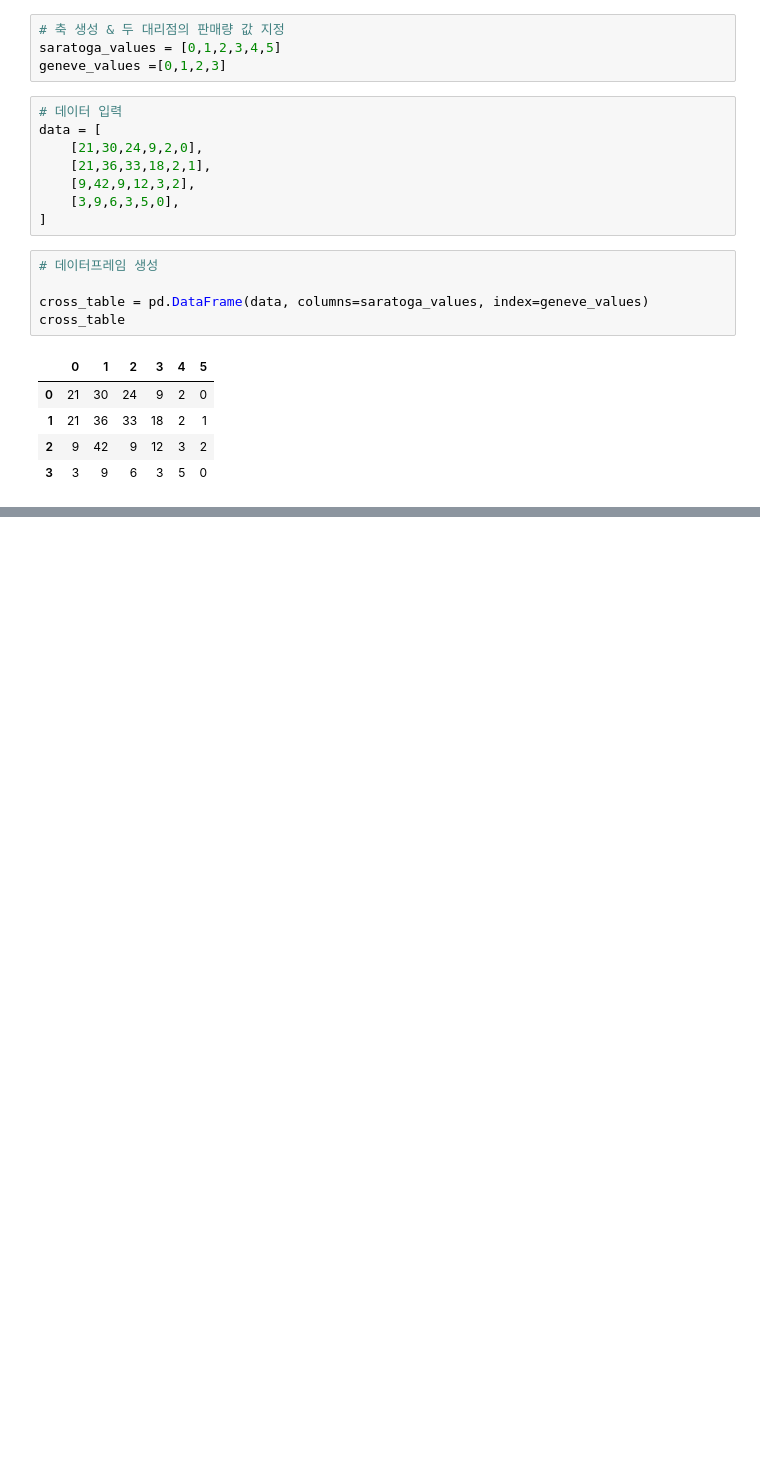
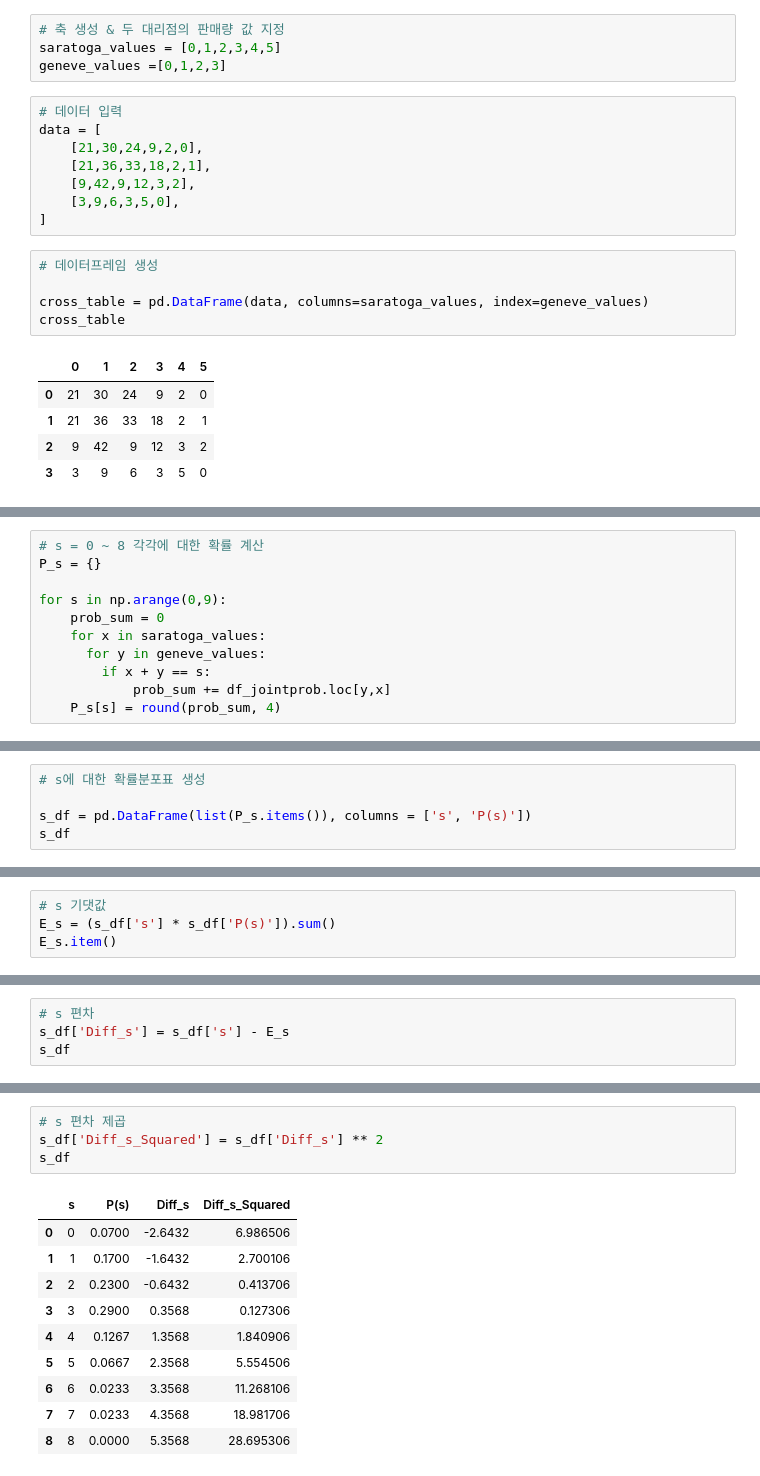
Before and after one commit to siwoolyyy/ml-data, a Jupyter notebook: S&P/3w-2.ipynb, the cells around one changed output, grey strips where cells are left out. Cells and saved outputs as stored; diff of their text form; blank space fills up the shorter version.

```diff
--- a/S&P/3w-2.ipynb
+++ b/S&P/3w-2.ipynb
@@ -120,0 +174,11 @@ np.int64(300)
+# %%
+# s = 0 ~ 8 각각에 대한 확률 계산
+P_s = {}
+
+for s in np.arange(0,9):
+    prob_sum = 0
+    for x in saratoga_values:
+      for y in geneve_values:
+        if x + y == s:
+            prob_sum += df_jointprob.loc[y,x]
+    P_s[s] = round(prob_sum, 4)
@@ -120,0 +197,5 @@ np.int64(300)
+# %%
+# s에 대한 확률분포표 생성
+
+s_df = pd.DataFrame(list(P_s.items()), columns = ['s', 'P(s)'])
+s_df
@@ -120,0 +279,4 @@ np.int64(300)
+# %%
+# s 기댓값
+E_s = (s_df['s'] * s_df['P(s)']).sum()
+E_s.item()
@@ -120,0 +285,4 @@ np.int64(300)
+# %%
+# s 편차
+s_df['Diff_s'] = s_df['s'] - E_s
+s_df
@@ -120,0 +300,15 @@ np.int64(300)
+# %%
+# s 편차 제곱
+s_df['Diff_s_Squared'] = s_df['Diff_s'] ** 2
+s_df
+# %% [output]
+|  | s | P(s) | Diff_s | Diff_s_Squared |
+| 0 | 0 | 0.0700 | -2.6432 | 6.986506 |
+| 1 | 1 | 0.1700 | -1.6432 | 2.700106 |
+| 2 | 2 | 0.2300 | -0.6432 | 0.413706 |
+| 3 | 3 | 0.2900 | 0.3568 | 0.127306 |
+| 4 | 4 | 0.1267 | 1.3568 | 1.840906 |
+| 5 | 5 | 0.0667 | 2.3568 | 5.554506 |
+| 6 | 6 | 0.0233 | 3.3568 | 11.268106 |
+| 7 | 7 | 0.0233 | 4.3568 | 18.981706 |
+| 8 | 8 | 0.0000 | 5.3568 | 28.695306 |
```
Also changed, not shown: parts of 23 cells of this notebook, 1 other file.
